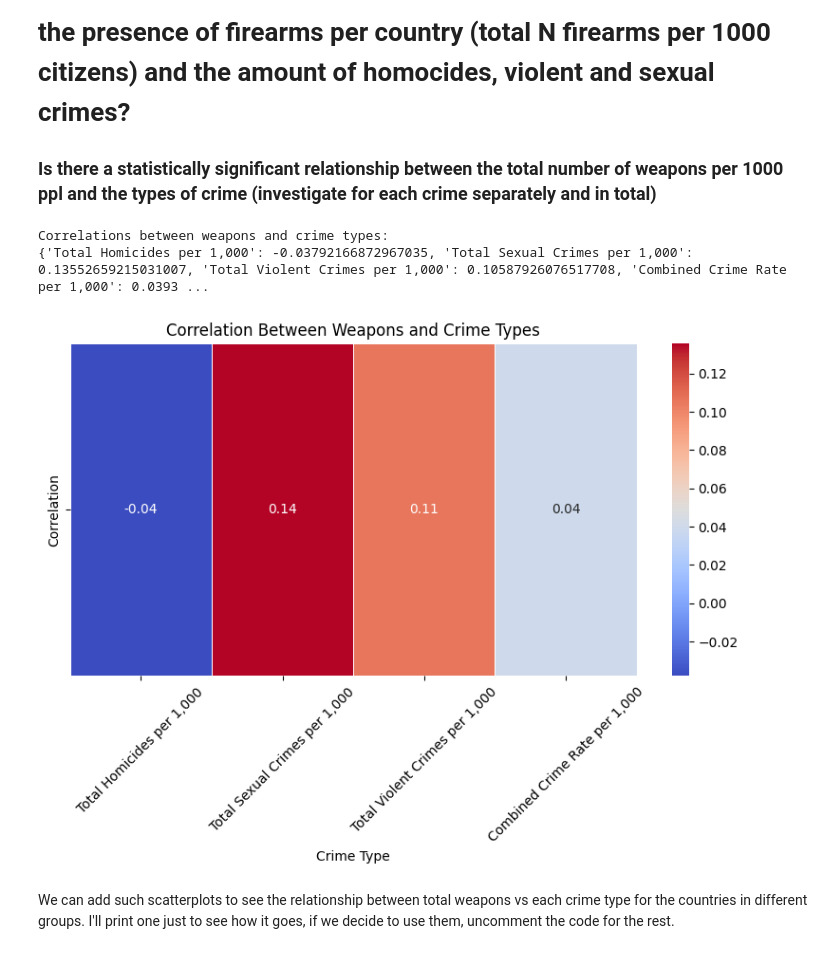
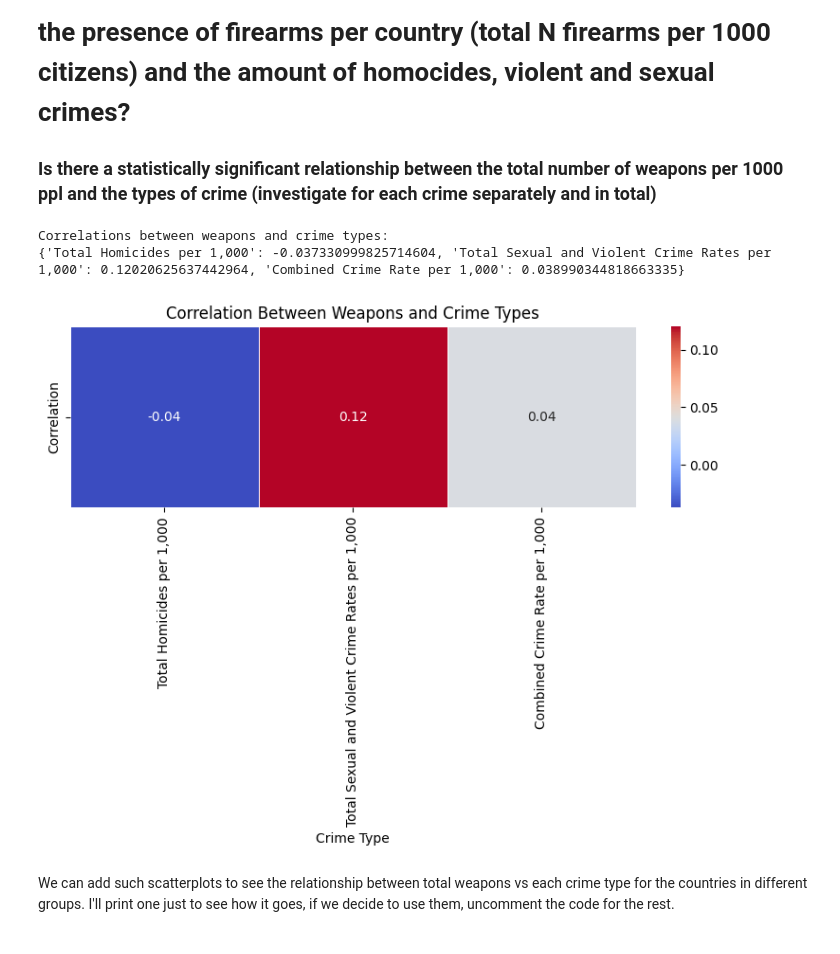
Before and after one commit to Alexderoode011202/DW_project, a Jupyter notebook: analysis/analysev2.ipynb, the cells around one changed output. Cells and saved outputs as stored; diff of their text form; code cells hidden in the pictures.

```diff
--- a/analysis/analysev2.ipynb
+++ b/analysis/analysev2.ipynb
@@ -144,8 +142,7 @@ firearm_columns = [
 # Crime variables
 crime_types = [
     "Total Homicides per 1,000",
-    "Total Sexual Crimes per 1,000",
-    "Total Violent Crimes per 1,000",
+    "Total Sexual and Violent Crime Rates per 1,000",
     "Combined Crime Rate per 1,000"
 ]
 
@@ -208,37 +202,37 @@ plt.show()
 ### Is there a statistically significant relationship between the total number of weapons per 1000 ppl and the types of crime (investigate for each crime separately and in total)
 # %%
 # General Relationship Between Weapons and Crime Types
-crime_columns = ["Total Homicides per 1,000", "Total Sexual Crimes per 1,000", "Total Violent Crimes per 1,000", "Combined Crime Rate per 1,000"]
+crime_columns = ["Total Homicides per 1,000", "Total Sexual and Violent Crime Rates per 1,000", "Combined Crime Rate per 1,000"]
 weapon_column = "Total Firearms per 1,000"
 
 # Correlations between weapons and crime types
 correlations = {}
 for crime in crime_columns:
     correlation, _ = pearsonr(data[weapon_column], data[crime])
     correlations[crime] = correlation
 
 print("Correlations between weapons and crime types:")
 print(correlations)
 
 # Create heatmap
 correlation_data = pd.DataFrame(list(correlations.items()), columns=["Crime Type", "Correlation"])
 plt.figure(figsize=(8, 6))
 sns.heatmap(
     correlation_data.set_index("Crime Type").T,
     annot=True,
     cmap="coolwarm",
     cbar=True,
     linewidths=0.5,
     fmt=".2f"
 )
 plt.title("Correlation Between Weapons and Crime Types")
-plt.xticks(rotation=45)
+plt.xticks(rotation=90)
 plt.tight_layout()
 plt.show()
 # %% [output]
 Correlations between weapons and crime types:
-{'Total Homicides per 1,000': -0.03792166872967035, 'Total Sexual Crimes per 1,000': 0.13552659215031007, 'Total Violent Crimes per 1,000': 0.10587926076517708, 'Combined Crime Rate per 1,000': 0.0393 ...
+{'Total Homicides per 1,000': -0.037330999825714604, 'Total Sexual and Violent Crime Rates per 1,000': 0.12020625637442964, 'Combined Crime Rate per 1,000': 0.038990344818663335}
-[figure, old version]
+[figure, new version]
 # %% [markdown]
 We can add such scatterplots to see the relationship between total weapons vs each crime type for the countries in different groups. I'll print one just to see how it goes, if we decide to use them, uncomment the code for the rest.
 # %%
```
Also changed, not shown: parts of 21 cells of this notebook, 4 other files.
